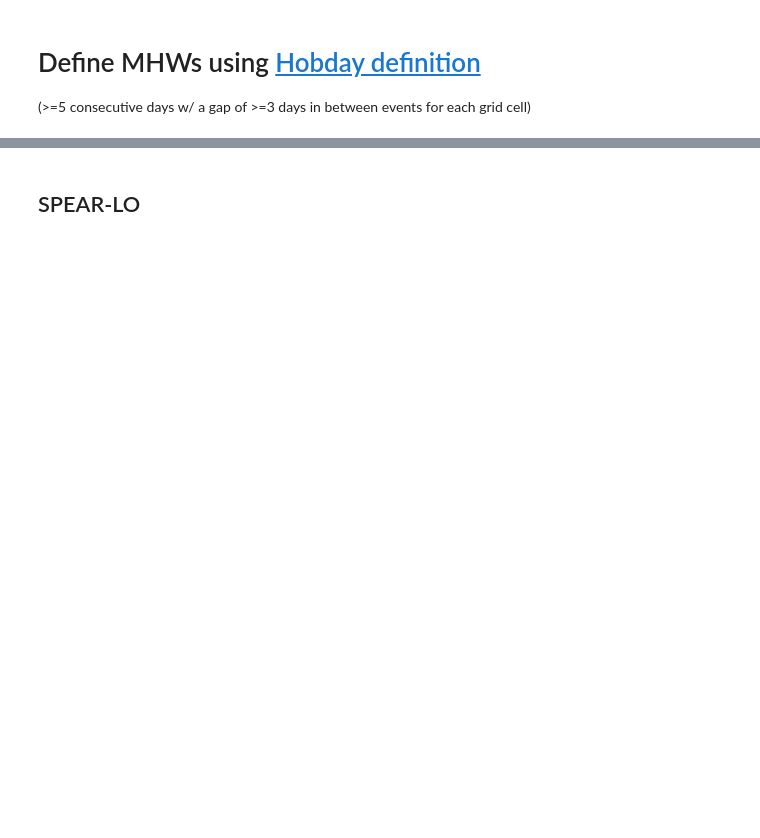
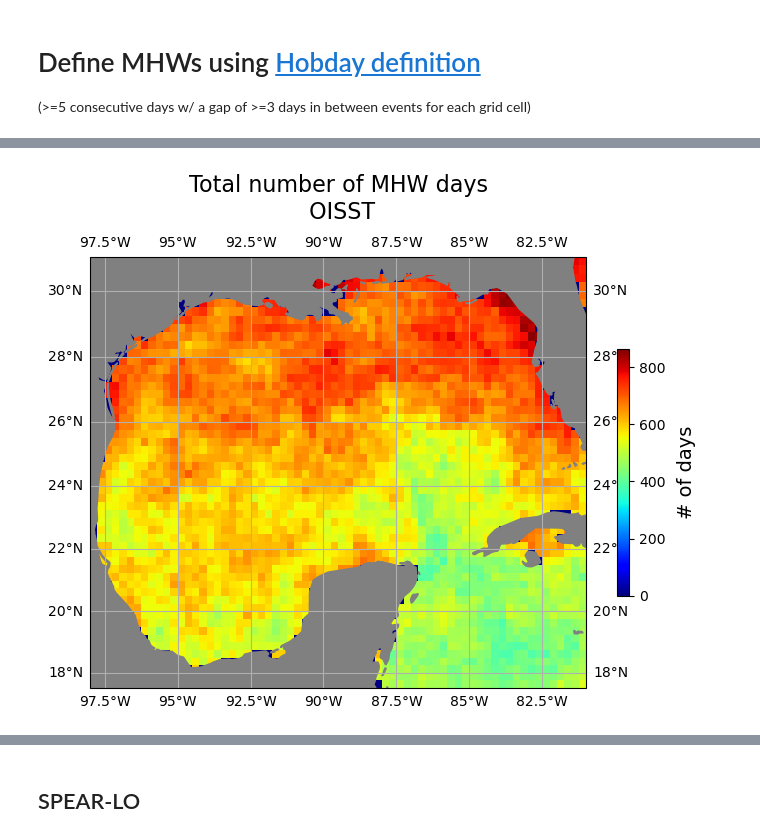
Before and after one commit to shanicetbailey/MHW-gfdl, a Jupyter notebook: define-MHW-SPEAR-lo.ipynb, the cells around one changed output, grey strips where cells are left out. Cells and saved outputs as stored; diff of their text form; code cells hidden in the pictures; blank space fills up the shorter version.

```diff
--- a/define-MHW-SPEAR-lo.ipynb
+++ b/define-MHW-SPEAR-lo.ipynb
@@ -91,0 +156,5 @@ mhw_intensity = (mhw_events - threshold).mean(dim="time")
+# %%
+cartopy_plot(total_mhw_days, 'jet', '# of days',
+             'Total number of MHW days\n OISST');#if time res is daily
+# %% [output]
+[figure, added]
```
Also changed, not shown: parts of 29 cells of this notebook.
